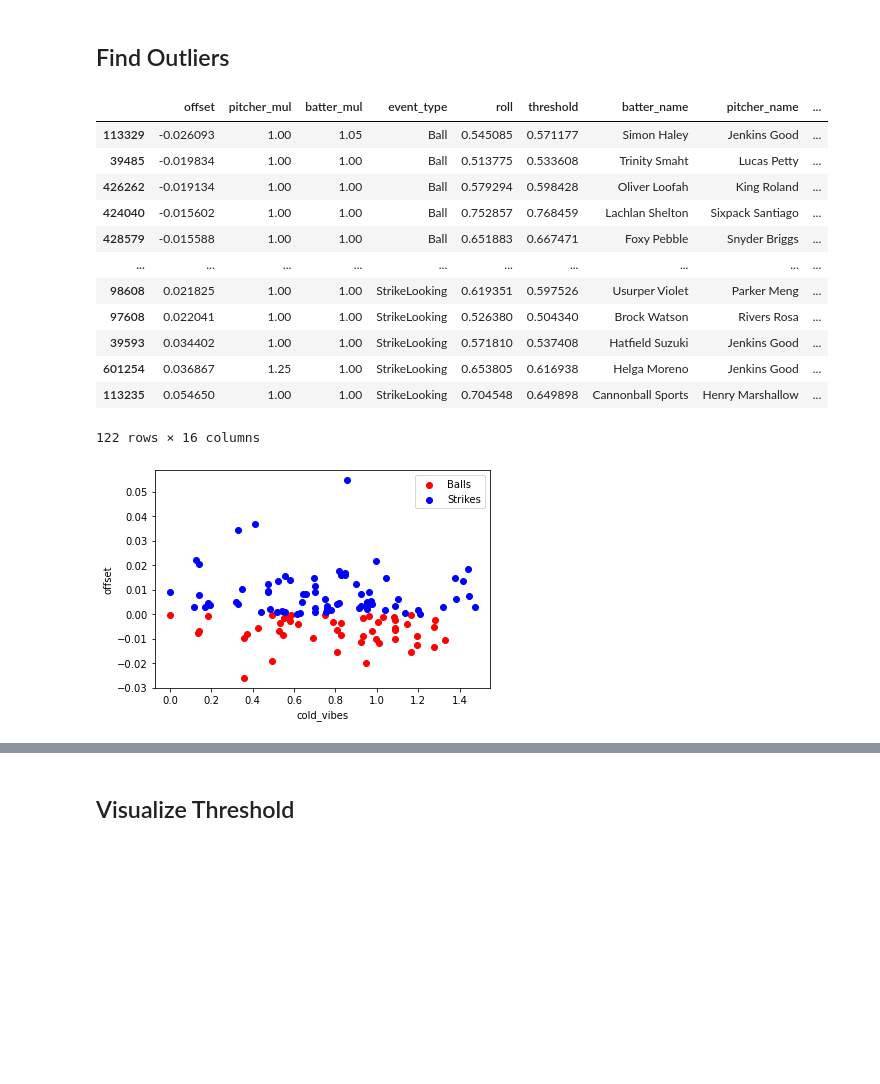
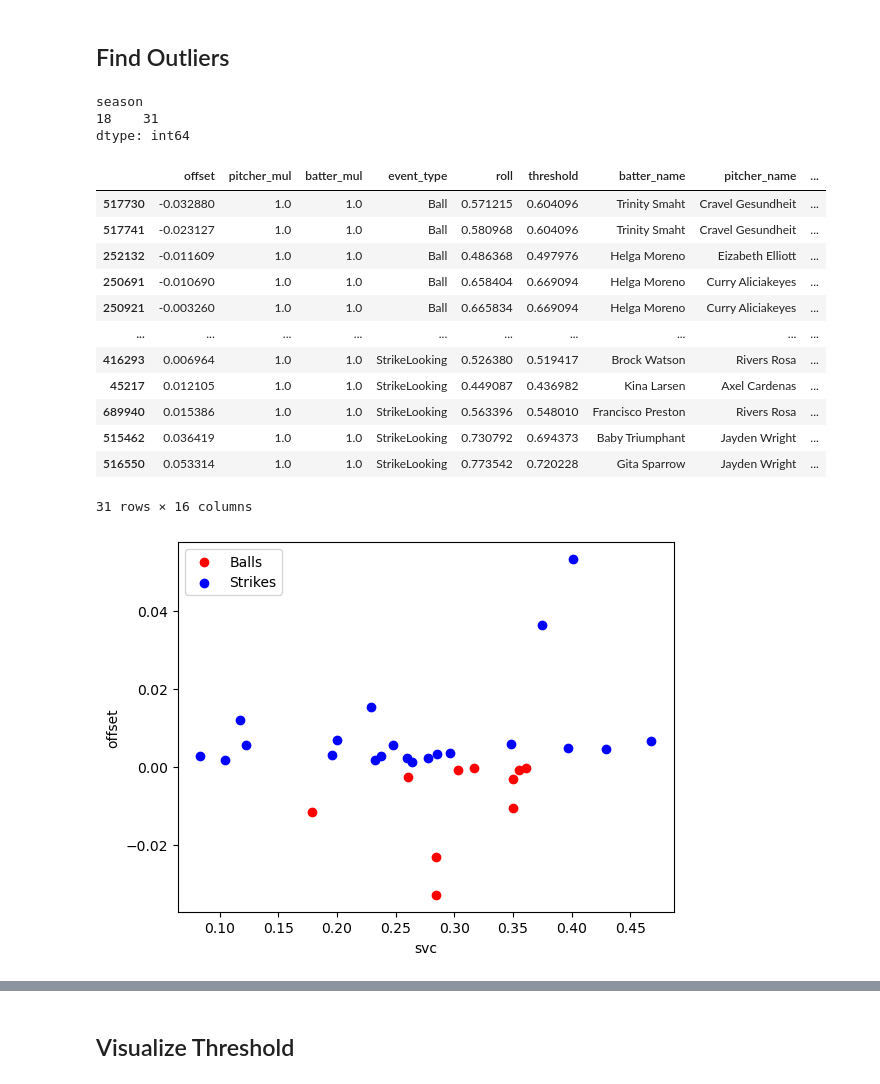
Before and after one commit to xSke/resim, a Jupyter notebook: notebooks/find_roll_formula_strikes-s19.ipynb, the cells around one changed output, grey strips where cells are left out. Drawn from its saved outputs; the diff is of its cells as text; code cells hidden in the pictures; blank space fills up the shorter version.

```diff
--- a/notebooks/find_roll_formula_strikes-s19.ipynb
+++ b/notebooks/find_roll_formula_strikes-s19.ipynb
@@ -225,9 +263,10 @@ Handles swapping between flinch and no-flinch situations, and excluding things l
 # %%
 # df = df[df["batter_mods"].isna() & df["pitcher_mods"].isna()]
 dfc = df.copy()
-# for exclude_mod in ["ON_FIRE", "PSYCHIC", "PARASITE", "OVERPERFORMING", "UNDERPERFORMING", "HIGH_PRESSURE", "GROWTH", "SINKING_SHIP", "TRAVELING"]:
+for exclude_mod in ["ON_FIRE", "PSYCHIC", "PARASITE", "MINIMALIST", "MAXIMALIST", "OVERPERFORMING", "UNDERPERFORMING", "HIGH_PRESSURE", "GROWTH", "SINKING_SHIP", "TRAVELING"]:
 # for exclude_mod in ["ON_FIRE", "PSYCHIC", "GROWTH", "SINKING_SHIP", "TRAVELING"]:
-for exclude_mod in ["ON_FIRE", "PSYCHIC", "PARASITE"]:
+# for exclude_mod in ["ON_FIRE", "PSYCHIC", "PARASITE", "MINIMALIST", "MAXIMALIST"]:
+# for exclude_mod in []:
     dfc = dfc[~dfc["batter_mods"].astype(str).str.contains(exclude_mod)]
     dfc = dfc[~dfc["pitcher_mods"].astype(str).str.contains(exclude_mod)]
     dfc = dfc[~dfc["pitching_team_mods"].astype(str).str.contains(exclude_mod)]
@@ -249,5 +288,9 @@ for exclude_mod in ["FLINCH"]:
 for exclude_points in [("080c2816-0fff-4e55-bb9a-8dd547f4e3b1", 41),
                       ("7d782994-a4fb-469d-9942-e97def670e23", 168)]:
     dfc = dfc[~((dfc["game_id"] == exclude_points[0]) & (dfc["play_count"] == exclude_points[1]))]
+
+
+
+# dfc["mox_pow"] = dfc["mox_scaled"]**1.0
 # %% [output]
 flinch
@@ -342,6 +385,11 @@ UNHOLEY;CARCINIZATION;AAA;0                     56
 dtype: int64
 # %% [markdown]
 ## SVC fit
+# %%
+# powers = ["1.0", "1.1", "1.2", "1.3", "1.4", "1.5", "1.6", "1.7", "1.8", "1.9", "2.0"]
+dfc["musc_pow"] = dfc["musc_0.5"]
+dfc["mox_pow"] = dfc["mox_1.5"]
+dfc["musc_mox"] = dfc["musc_pow"] * dfc["mox_pow"]
 # %%
 # X = dfc[['passed', 'roll', 'ruth_vibes', 'ballpark_forwardness', 'musc_scaled']].copy()
 X = dfc[["passed",
@@ -499,19 +579,19 @@ elif season in [14, 15, 16, 17]:
 #                         - 0.095 * dfc["mox_scaled"] # - 0.10 * dfc["mox_scaled"]
 #                        )
 #     dfc["svc"] = dfc["threshold"] - intercept
-#     strikemax = 0.85
+#     strikemax = 0.86
 #     dfc.loc[(dfc["threshold"] > strikemax), "threshold"] = strikemax
 else:
     intercept = intercept_scaled
     dfc['threshold'] = intercept_scaled
     print(intercept_scaled)
     for pair in pins + list(zip(-np.array(coef_list), X.columns)):
-        if pair[1] != "roll":
+        if "roll" not in pair[1]:
             print(pair)
             dfc['threshold'] += pair[0] * dfc[pair[1]]
     # dfc['threshold'] += 0.2 * dfc['ballpark_forwardness']
     dfc["svc"] = dfc["threshold"] - intercept_scaled
-    strikemax = 0.85
+    strikemax = 0.86
     dfc.loc[(dfc["threshold"] > strikemax), "threshold"] = strikemax
 
 
@@ -544,7 +625,7 @@ dfc["offset"] = dfc["roll"] - dfc["threshold"]
 outliers = dfc[(dfc["passed"] & (dfc["offset"] >= 0)) | (~dfc["passed"] & (dfc["offset"] <= 0))]
 
 fig, ax = plt.subplots(1)
-x_val = "cold_vibes"
+x_val = "svc"
 ax.scatter(
     outliers[~outliers["passed"]][x_val],
     outliers[~outliers["passed"]]["offset"],
@@ -587,51 +668,57 @@ for batter in outlier_fraction_b.index:
     else:
         outlier_fraction_b[batter] = 0
 # outlier_fraction.sort_values()
 # dfc.groupby(["pitcher_name"]).size().sort_values()
-# print(outliers.groupby("season").size())
-
-table[#.loc[table["pitcher_name"] == "Jenkins Good",
+print(outliers.groupby("season").size())
+pd.set_option("display.max_rows", 10)  # default 60
+table[#.loc[#table["pitching_team_mods"].astype(str).str.contains("FIREPROOF"),
     [
         "offset",  # "home_score", "away_score", "top_of_inning", "inning",
         "pitcher_mul",
         "batter_mul",
         "event_type",
         "roll",
         "threshold",
         # "svc",
         # "ruth_vibes",
-        # "batter_musclitude",
-        # "batter_moxie",
+        # "pitcher_ruthlessness",
+        # "batter_vibes",
+        # "mox_scaled",
+        # "musc_scaled",
         # "ballpark_forwardness",
         # "pitcher_coldness",
         "batter_name",
         "pitcher_name",
         "batter_mods",
         "pitcher_mods",
         "batting_team_mods",
         "pitching_team_mods",
         "day",
         "game_id",
         "play_count",
         "weather",
-         # 'ball_count',
-         # 'strike_count',
-         # 'out_count'
+        #  'ball_count',
+        #  'strike_count',
+        #  'out_count',
+        # "inning",
     ]
 ].sort_values("offset")
 # %% [output]
+season
+18    31
+dtype: int64
 |  | offset | pitcher_mul | batter_mul | event_type | roll | threshold | batter_name | pitcher_name | ... |
-| 113329 | -0.026093 | 1.00 | 1.05 | Ball | 0.545085 | 0.571177 | Simon Haley | Jenkins Good | ... |
-| 39485 | -0.019834 | 1.00 | 1.00 | Ball | 0.513775 | 0.533608 | Trinity Smaht | Lucas Petty | ... |
-| 426262 | -0.019134 | 1.00 | 1.00 | Ball | 0.579294 | 0.598428 | Oliver Loofah | King Roland | ... |
-| 424040 | -0.015602 | 1.00 | 1.00 | Ball | 0.752857 | 0.768459 | Lachlan Shelton | Sixpack Santiago | ... |
-| 428579 | -0.015588 | 1.00 | 1.00 | Ball | 0.651883 | 0.667471 | Foxy Pebble | Snyder Briggs | ... |
+| 517730 | -0.032880 | 1.0 | 1.0 | Ball | 0.571215 | 0.604096 | Trinity Smaht | Cravel Gesundheit | ... |
+| 517741 | -0.023127 | 1.0 | 1.0 | Ball | 0.580968 | 0.604096 | Trinity Smaht | Cravel Gesundheit | ... |
+| 252132 | -0.011609 | 1.0 | 1.0 | Ball | 0.486368 | 0.497976 | Helga Moreno | Eizabeth Elliott | ... |
+| 250691 | -0.010690 | 1.0 | 1.0 | Ball | 0.658404 | 0.669094 | Helga Moreno | Curry Aliciakeyes | ... |
+| 250921 | -0.003260 | 1.0 | 1.0 | Ball | 0.665834 | 0.669094 | Helga Moreno | Curry Aliciakeyes | ... |
 | ... | ... | ... | ... | ... | ... | ... | ... | ... | ... |
-| 98608 | 0.021825 | 1.00 | 1.00 | StrikeLooking | 0.619351 | 0.597526 | Usurper Violet | Parker Meng | ... |
-| 97608 | 0.022041 | 1.00 | 1.00 | StrikeLooking | 0.526380 | 0.504340 | Brock Watson | Rivers Rosa | ... |
-| 39593 | 0.034402 | 1.00 | 1.00 | StrikeLooking | 0.571810 | 0.537408 | Hatfield Suzuki | Jenkins Good | ... |
-| 601254 | 0.036867 | 1.25 | 1.00 | StrikeLooking | 0.653805 | 0.616938 | Helga Moreno | Jenkins Good | ... |
-| 113235 | 0.054650 | 1.00 | 1.00 | StrikeLooking | 0.704548 | 0.649898 | Cannonball Sports | Henry Marshallow | ... |
+| 416293 | 0.006964 | 1.0 | 1.0 | StrikeLooking | 0.526380 | 0.519417 | Brock Watson | Rivers Rosa | ... |
+| 45217 | 0.012105 | 1.0 | 1.0 | StrikeLooking | 0.449087 | 0.436982 | Kina Larsen | Axel Cardenas | ... |
+| 689940 | 0.015386 | 1.0 | 1.0 | StrikeLooking | 0.563396 | 0.548010 | Francisco Preston | Rivers Rosa | ... |
+| 515462 | 0.036419 | 1.0 | 1.0 | StrikeLooking | 0.730792 | 0.694373 | Baby Triumphant | Jayden Wright | ... |
+| 516550 | 0.053314 | 1.0 | 1.0 | StrikeLooking | 0.773542 | 0.720228 | Gita Sparrow | Jayden Wright | ... |
-122 rows × 16 columns
+31 rows × 16 columns
-[figure, old version]
+[figure, new version]
 # %%
```
Also changed, not shown: parts of 24 cells of this notebook, 2 other files.
